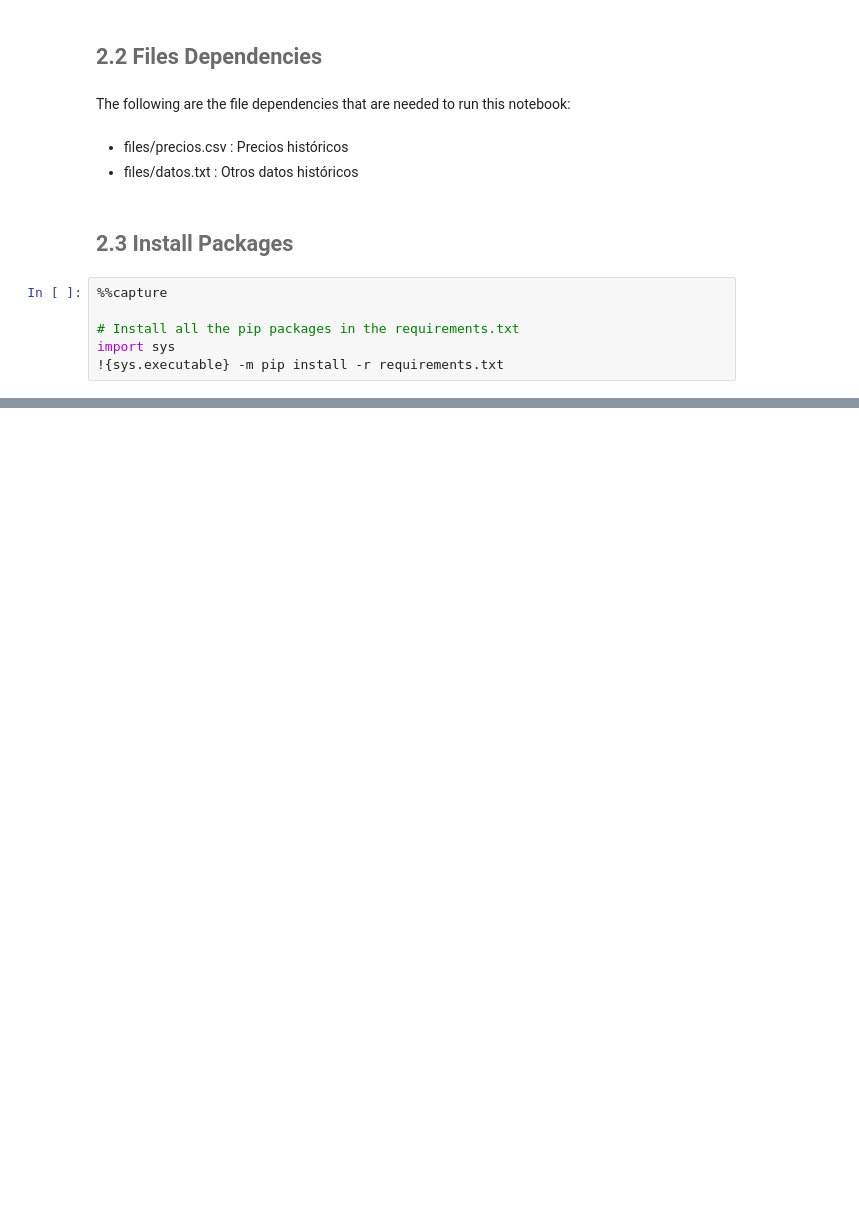
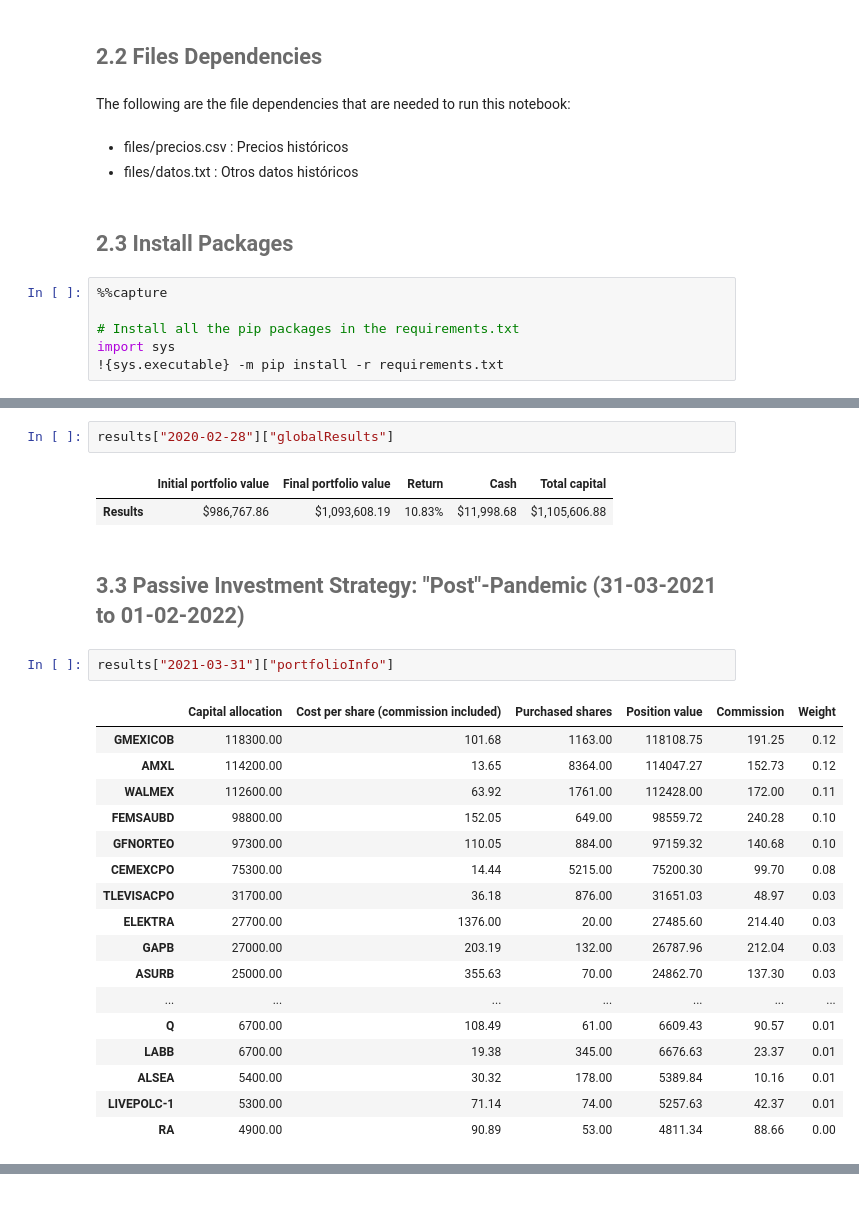
Before and after one commit to OmarVillalobos/MaTS_Lab1_DALazareno, a Jupyter notebook: notebook.ipynb, the cells around one changed output, grey strips where cells are left out. Saved outputs shown, nothing was run; the diff lists cells and outputs as text; blank space fills up the shorter version.

```diff
--- a/notebook.ipynb
+++ b/notebook.ipynb
@@ -62,0 +174,27 @@ import sys
+# %%
+results["2020-02-28"]["globalResults"]
+# %% [output]
+|  | Initial portfolio value | Final portfolio value | Return | Cash | Total capital |
+| Results | $986,767.86 | $1,093,608.19 | 10.83% | $11,998.68 | $1,105,606.88 |
+# %% [markdown]
+## <font color= #6B6B6B> 3.3 Passive Investment Strategy: "Post"-Pandemic (31-03-2021 to 01-02-2022) </font>
+# %%
+results["2021-03-31"]["portfolioInfo"]
+# %% [output]
+|  | Capital allocation | Cost per share (commission included) | Purchased shares | Position value | Commission | Weight |
+| GMEXICOB | 118300.00 | 101.68 | 1163.00 | 118108.75 | 191.25 | 0.12 |
+| AMXL | 114200.00 | 13.65 | 8364.00 | 114047.27 | 152.73 | 0.12 |
+| WALMEX | 112600.00 | 63.92 | 1761.00 | 112428.00 | 172.00 | 0.11 |
+| FEMSAUBD | 98800.00 | 152.05 | 649.00 | 98559.72 | 240.28 | 0.10 |
+| GFNORTEO | 97300.00 | 110.05 | 884.00 | 97159.32 | 140.68 | 0.10 |
+| CEMEXCPO | 75300.00 | 14.44 | 5215.00 | 75200.30 | 99.70 | 0.08 |
+| TLEVISACPO | 31700.00 | 36.18 | 876.00 | 31651.03 | 48.97 | 0.03 |
+| ELEKTRA | 27700.00 | 1376.00 | 20.00 | 27485.60 | 214.40 | 0.03 |
+| GAPB | 27000.00 | 203.19 | 132.00 | 26787.96 | 212.04 | 0.03 |
+| ASURB | 25000.00 | 355.63 | 70.00 | 24862.70 | 137.30 | 0.03 |
+| ... | ... | ... | ... | ... | ... | ... |
+| Q | 6700.00 | 108.49 | 61.00 | 6609.43 | 90.57 | 0.01 |
+| LABB | 6700.00 | 19.38 | 345.00 | 6676.63 | 23.37 | 0.01 |
+| ALSEA | 5400.00 | 30.32 | 178.00 | 5389.84 | 10.16 | 0.01 |
+| LIVEPOLC-1 | 5300.00 | 71.14 | 74.00 | 5257.63 | 42.37 | 0.01 |
+| RA | 4900.00 | 90.89 | 53.00 | 4811.34 | 88.66 | 0.00 |
```
Also changed, not shown: parts of 37 cells of this notebook.
